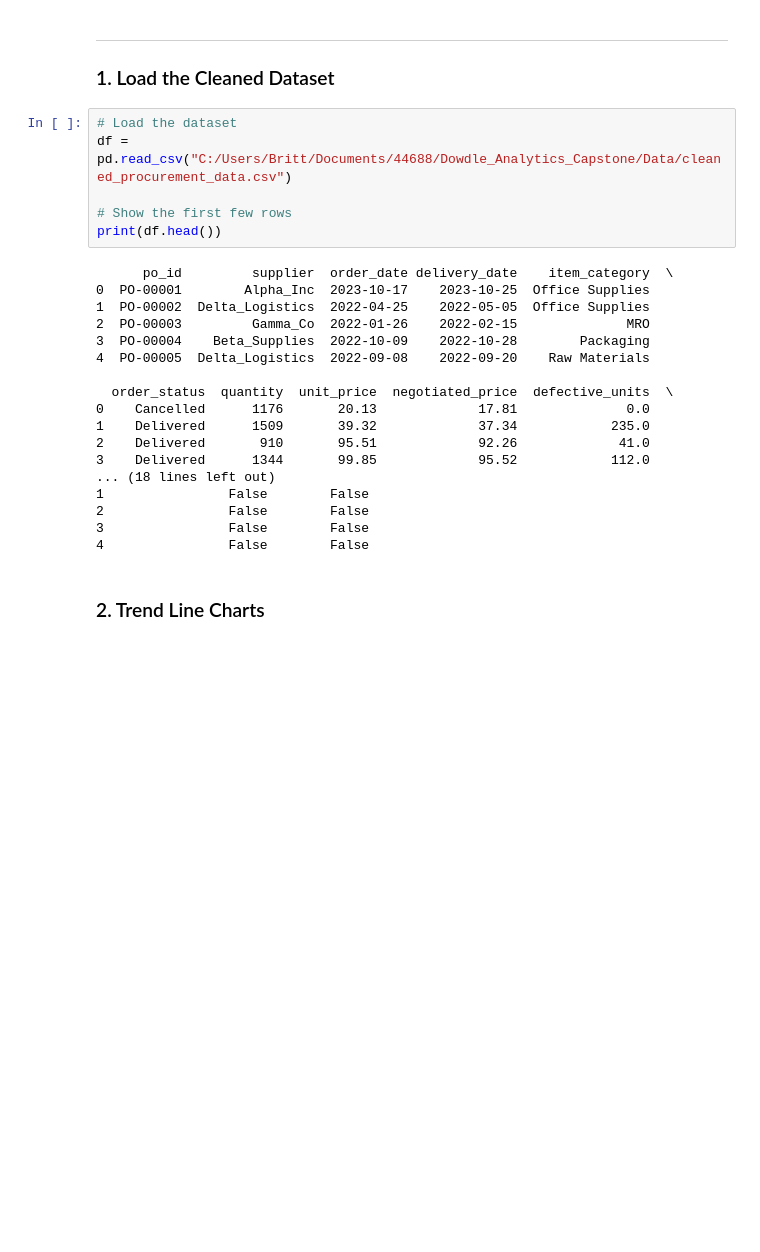
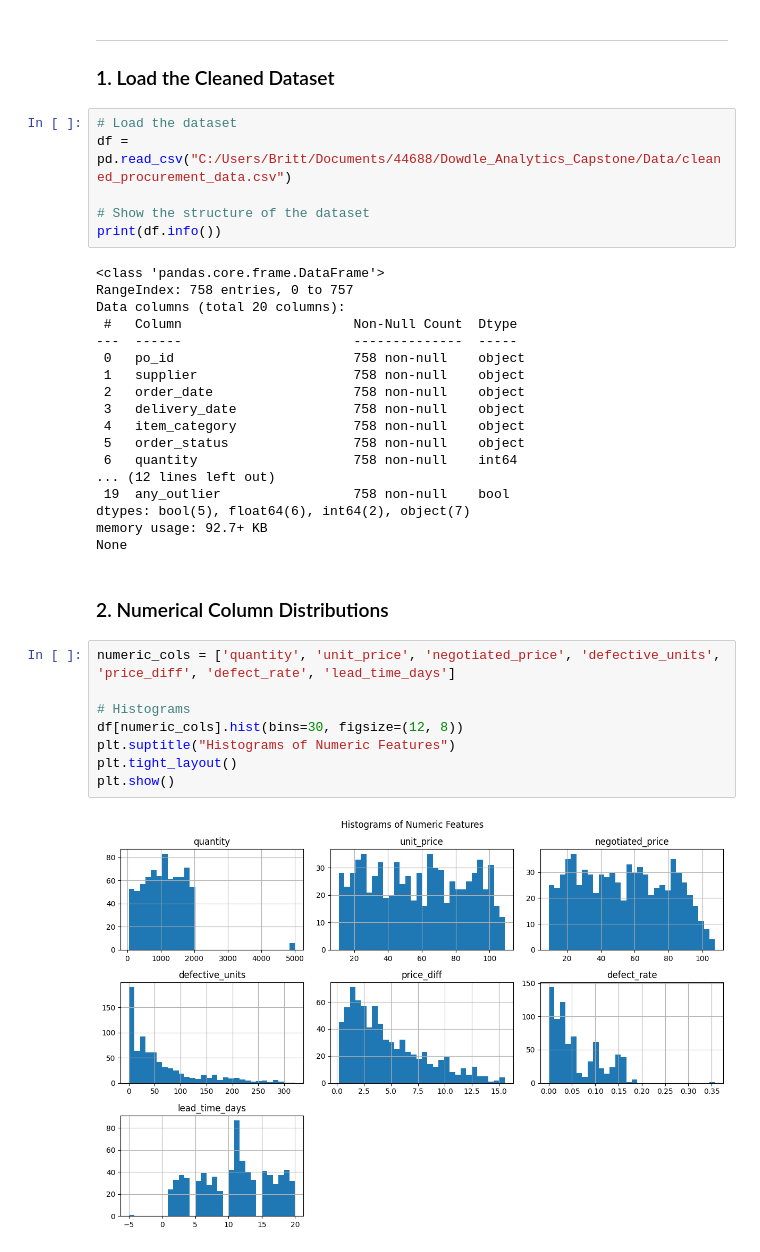
Before and after one commit to Bdowdle4/Dowdle_Analytics_Capstone, a Jupyter notebook: Notebooks/EDA.ipynb, the cells around one changed output. Cells and saved outputs as stored; diff of their text form; blank space fills up the shorter version.

```diff
--- a/Notebooks/EDA.ipynb
+++ b/Notebooks/EDA.ipynb
@@ -25,25 +25,35 @@ import matplotlib.pyplot as plt
 # Load the dataset
 df = pd.read_csv("C:/Users/Britt/Documents/44688/Dowdle_Analytics_Capstone/Data/cleaned_procurement_data.csv")
 
-# Show the first few rows
-print(df.head())
+# Show the structure of the dataset
+print(df.info())
 # %% [output]
-      po_id         supplier  order_date delivery_date    item_category  \
-0  PO-00001        Alpha_Inc  2023-10-17    2023-10-25  Office Supplies
-1  PO-00002  Delta_Logistics  2022-04-25    2022-05-05  Office Supplies
-2  PO-00003         Gamma_Co  2022-01-26    2022-02-15              MRO
-3  PO-00004    Beta_Supplies  2022-10-09    2022-10-28        Packaging
-4  PO-00005  Delta_Logistics  2022-09-08    2022-09-20    Raw Materials
-
-  order_status  quantity  unit_price  negotiated_price  defective_units  \
-0    Cancelled      1176       20.13             17.81              0.0
-1    Delivered      1509       39.32             37.34            235.0
-2    Delivered       910       95.51             92.26             41.0
-3    Delivered      1344       99.85             95.52            112.0
-... (18 lines left out)
-1                False        False
-2                False        False
-3                False        False
-4                False        False
+<class 'pandas.core.frame.DataFrame'>
+RangeIndex: 758 entries, 0 to 757
+Data columns (total 20 columns):
+ #   Column                      Non-Null Count  Dtype
+---  ------                      --------------  -----
+ 0   po_id                       758 non-null    object
+ 1   supplier                    758 non-null    object
+ 2   order_date                  758 non-null    object
+ 3   delivery_date               758 non-null    object
+ 4   item_category               758 non-null    object
+ 5   order_status                758 non-null    object
+ 6   quantity                    758 non-null    int64
+... (12 lines left out)
+ 19  any_outlier                 758 non-null    bool
+dtypes: bool(5), float64(6), int64(2), object(7)
+memory usage: 92.7+ KB
+None
 # %% [markdown]
-### 2. Trend Line Charts
+### 2. Numerical Column Distributions
+# %%
+numeric_cols = ['quantity', 'unit_price', 'negotiated_price', 'defective_units', 'price_diff', 'defect_rate', 'lead_time_days']
+
+# Histograms
+df[numeric_cols].hist(bins=30, figsize=(12, 8))
+plt.suptitle("Histograms of Numeric Features")
+plt.tight_layout()
+plt.show()
+# %% [output]
+[figure, added]
```
Also changed, not shown: parts of 2 cells of this notebook.
